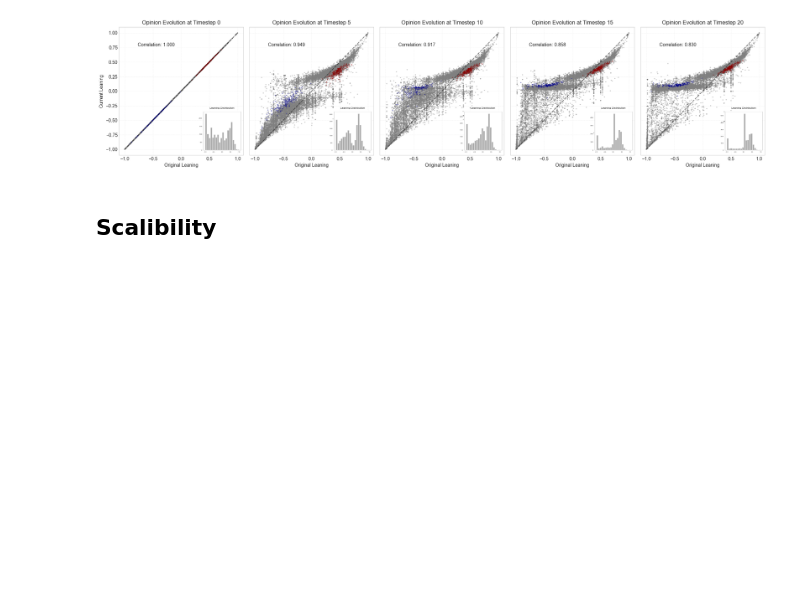
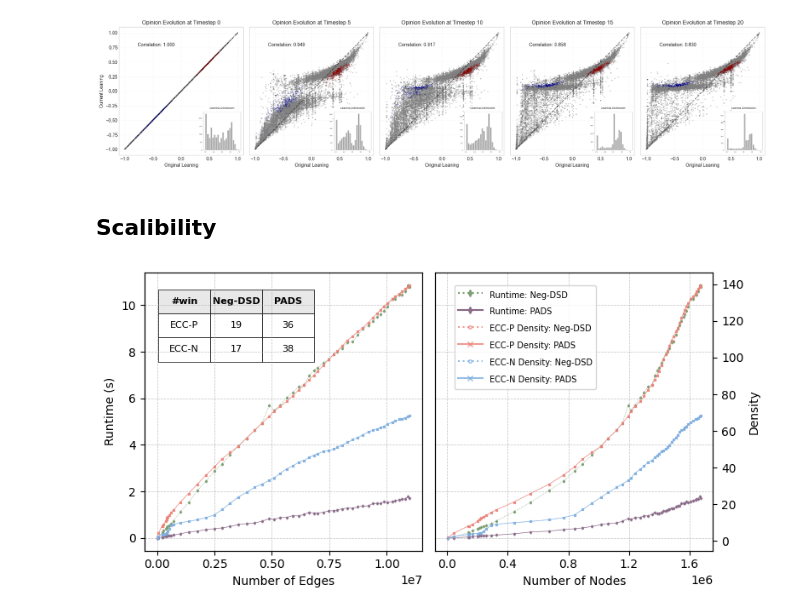
Before and after one commit to zxj0302/PADS, a Jupyter notebook: figures.ipynb, the cells around one changed output. Drawn from its saved outputs; the diff is of its cells as text; code cells hidden in the pictures; blank space fills up the shorter version.

```diff
--- a/figures.ipynb
+++ b/figures.ipynb
@@ -174,4 +174,6 @@ Added 2000 edges between PADS communities
 # %% [markdown]
 ## Scalibility
 # %%
-scalibility(run=True, save_path=f'output/figs-theta=0/scalibility/scalibility.pdf')
+scalibility(run=False, save_path=f'output/figs-theta=0/scalibility/scalibility.pdf')
+# %% [output]
+[figure, added]
```
Also changed, not shown: parts of 1 cell of this notebook, 18 other files.
